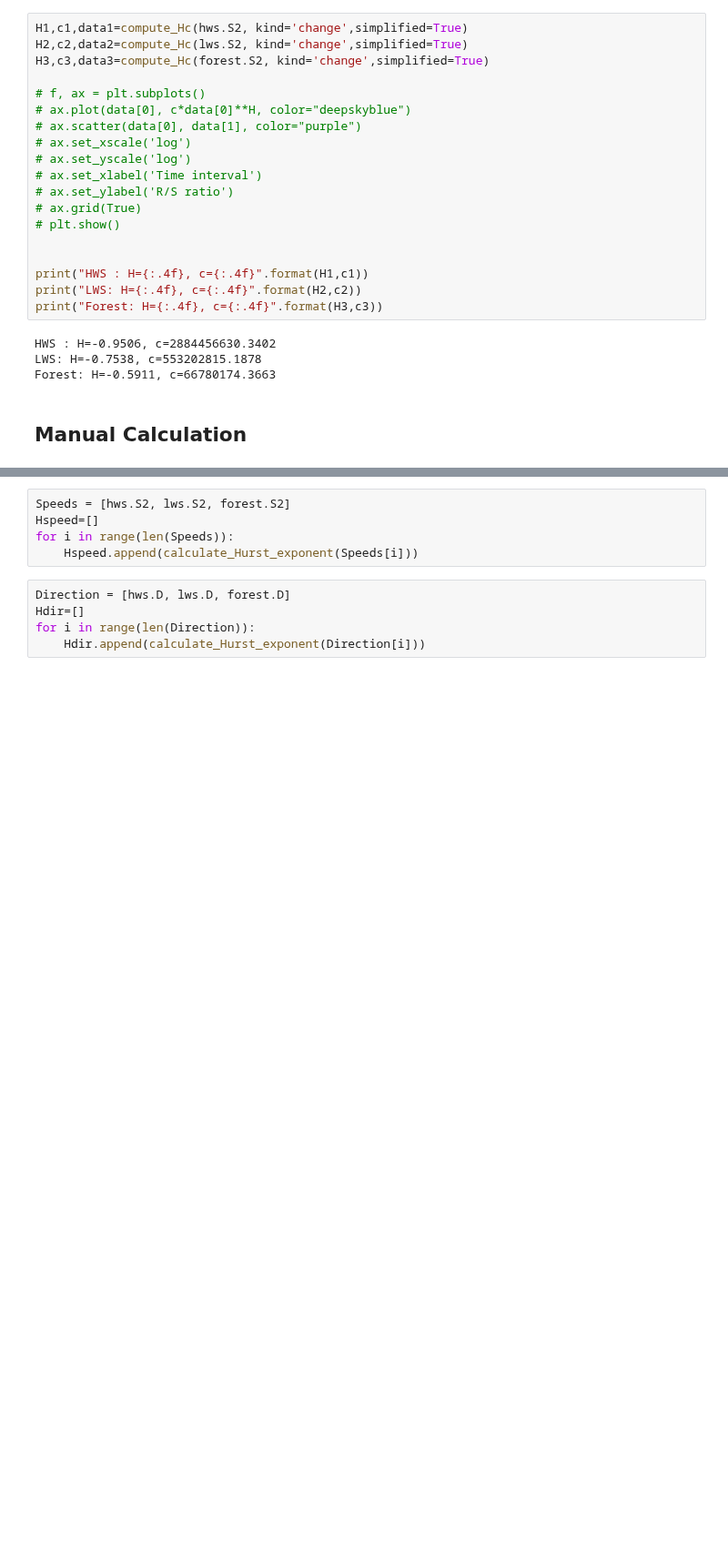
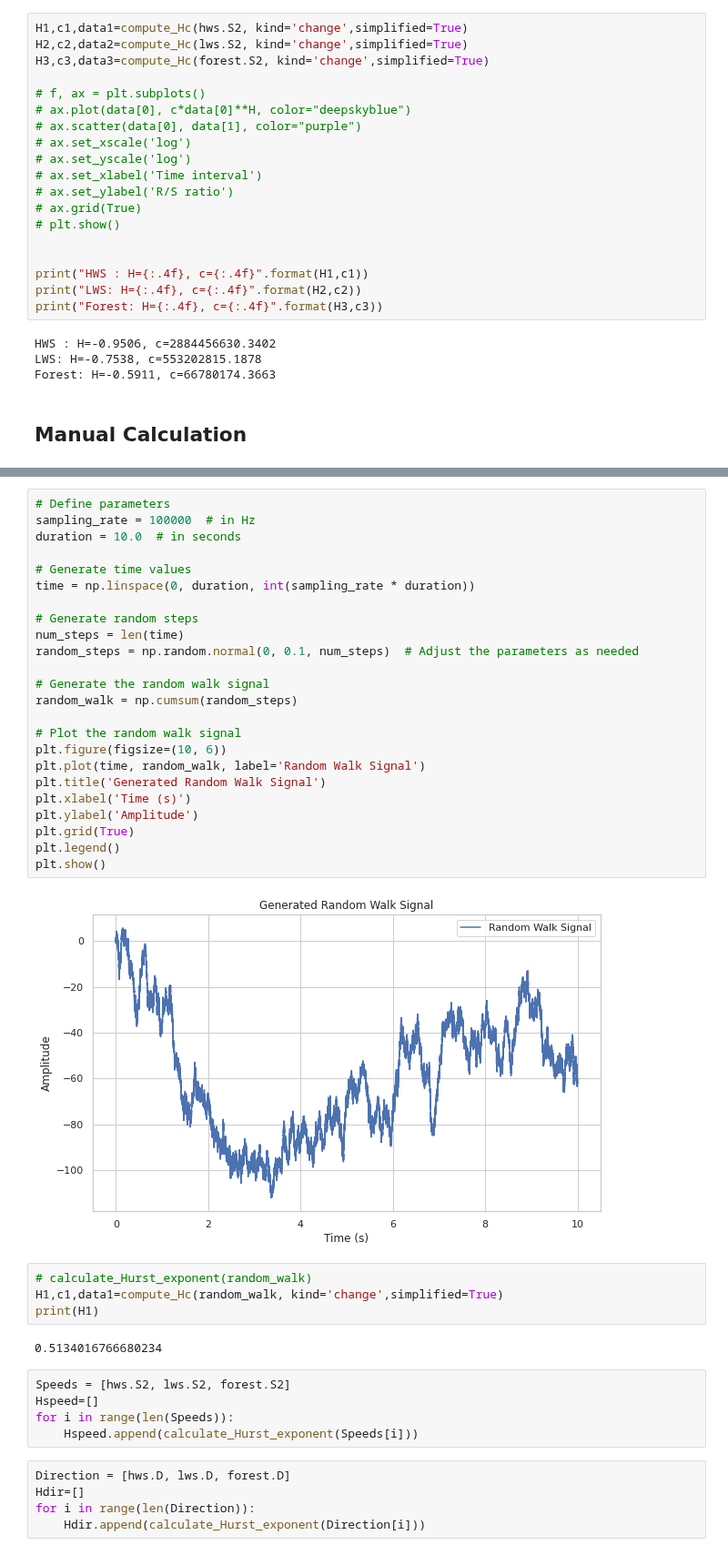
Before and after one commit to arunavanag591/odor_analysis, a Jupyter notebook: data_exploration/hurstExponent.ipynb, the cells around one changed output, grey strips where cells are left out. Shown at 91% size. Saved outputs shown, nothing was run; the diff lists cells and outputs as text; blank space fills up the shorter version.

```diff
--- a/data_exploration/hurstExponent.ipynb
+++ b/data_exploration/hurstExponent.ipynb
@@ -123,3 +186,35 @@ Hurst Exponent: 0.978169907936825
+# %%
+# Define parameters
+sampling_rate = 100000  # in Hz
+duration = 10.0  # in seconds
+
+# Generate time values
+time = np.linspace(0, duration, int(sampling_rate * duration))
+
+# Generate random steps
+num_steps = len(time)
+random_steps = np.random.normal(0, 0.1, num_steps)  # Adjust the parameters as needed
+
+# Generate the random walk signal
+random_walk = np.cumsum(random_steps)
+
+# Plot the random walk signal
+plt.figure(figsize=(10, 6))
+plt.plot(time, random_walk, label='Random Walk Signal')
+plt.title('Generated Random Walk Signal')
+plt.xlabel('Time (s)')
+plt.ylabel('Amplitude')
+plt.grid(True)
+plt.legend()
+plt.show()
+# %% [output]
+[figure, added]
+# %%
+# calculate_Hurst_exponent(random_walk)
+H1,c1,data1=compute_Hc(random_walk, kind='change',simplified=True)
+print(H1)
+# %% [output]
+0.5134016766680234
 # %%
 Speeds = [hws.S2, lws.S2, forest.S2]
 Hspeed=[]
```
Also changed, not shown: parts of 8 cells of this notebook, 3 other files.
